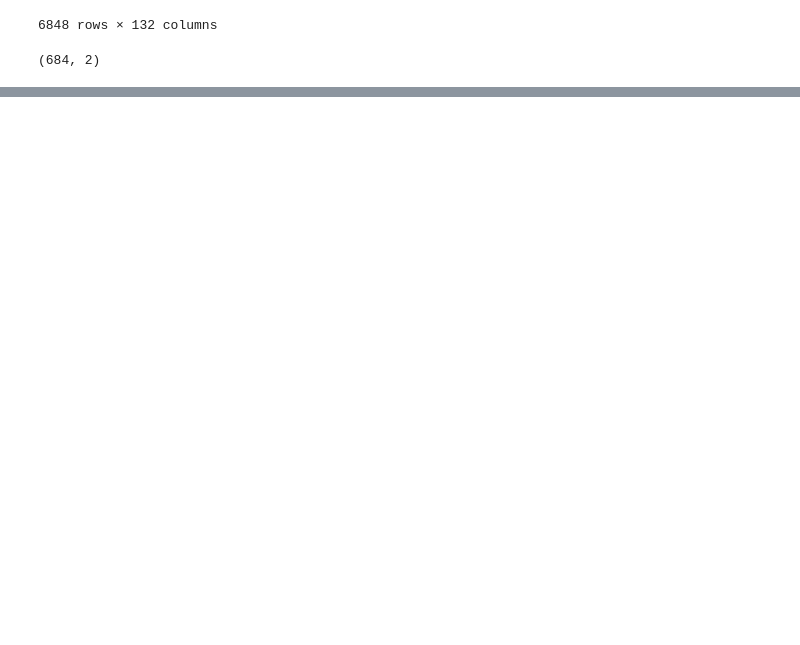
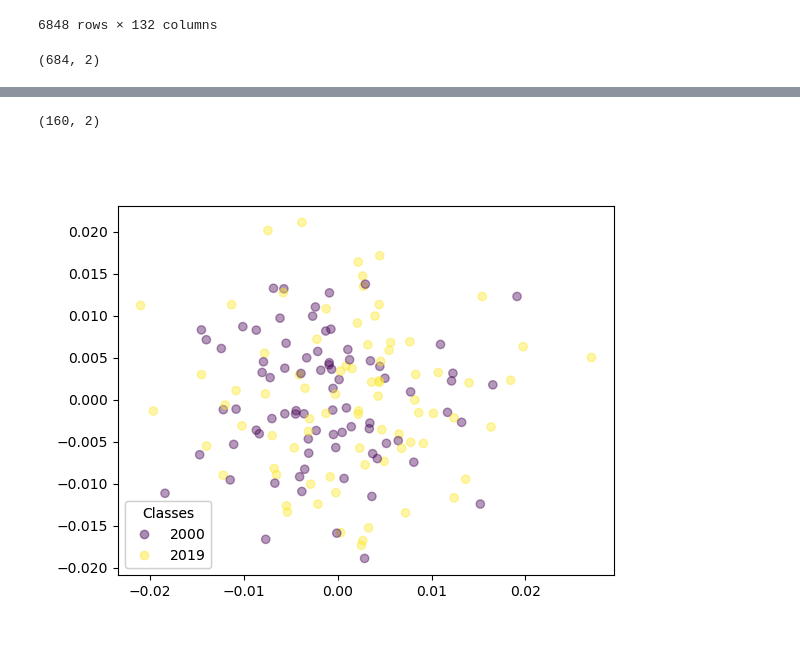
Before and after one commit to spec2/ThesisVisualizationTools, a Jupyter notebook: ACL-anthology-corpus/acl_anthology_full-text.ipynb, the cells around one changed output, grey strips where cells are left out. Drawn from its saved outputs; the diff is of its cells as text; code cells hidden in the pictures; blank space fills up the shorter version.

```diff
--- a/ACL-anthology-corpus/acl_anthology_full-text.ipynb
+++ b/ACL-anthology-corpus/acl_anthology_full-text.ipynb
@@ -189,0 +234,14 @@ plt.show()
+# %%
+data_2000_2019 = origin_data[(origin_data['year'] == 2000) | (origin_data['year'] == 2019)]
+docs = data_2000_2019.iloc[:]["abstract"]
+docs_tokenized = [(nltk.word_tokenize(str(doc))) for doc in (docs)]
+documents = [TaggedDocument(doc, [i]) for i, doc in enumerate(docs_tokenized)]
+model = Doc2Vec(documents, vector_size=128, window=2, min_count=1, workers=-1)
+# %%
+data = [[(i)] + list(model.dv[i]) for i in range(len(docs))]
+column_names = ["type"]+["x_"+str(dim) for dim in range(model.vector_size)]
+out = pd.DataFrame(data, columns=column_names)
+out.insert(1, 'year', data_2000_2019['year'].values)
+out.insert(2, 'title', data_2000_2019['title'].values)
+out.insert(3, 'era_id', data_2000_2019['era_id'].values)
+out
@@ -189,0 +262,34 @@ plt.show()
+# %%
+df1 = out[(out['year'] == 2000)].sample(n=80)
+df2 = out[(out['year'] == 2019)].sample(n=80)
+out = pd.concat([df1, df2], axis=0)
+
+SAMPLING_RATE = 1.0
+sampled_out = out.sample(n=(int(len(out)*SAMPLING_RATE)), random_state=1)
+title_list = out['title'].values
+X = sampled_out.iloc[:, 4:]
+pca = PCA(n_components=2)
+pca.fit(X)
+x_pcx = pca.transform(X)
+x_pcx.shape
+# %% [output]
+(160, 2)
+# %%
+year_list = list(sampled_out['year'].values)
+mapped_year_list = year_list
+# %%
+fig, ax = plt.subplots()
+sc = ax.scatter(x_pcx[:, 0], x_pcx[:, 1], c=mapped_year_list,  alpha=0.4)
+
+# produce a legend with the unique colors from the scatter
+legend1 = ax.legend(*sc.legend_elements(),
+                    loc="lower left", title="Classes")
+ax.add_artist(legend1)
+
+cursor = mplcursors.cursor(sc, hover=True)
+@cursor.connect("add")
+def on_add(sel):
+    sel.annotation.set(text=title_list[sel.target.index])
+plt.show()
+# %% [output]
+[figure, added]
```
Also changed, not shown: parts of 9 cells of this notebook, 2 other files.
